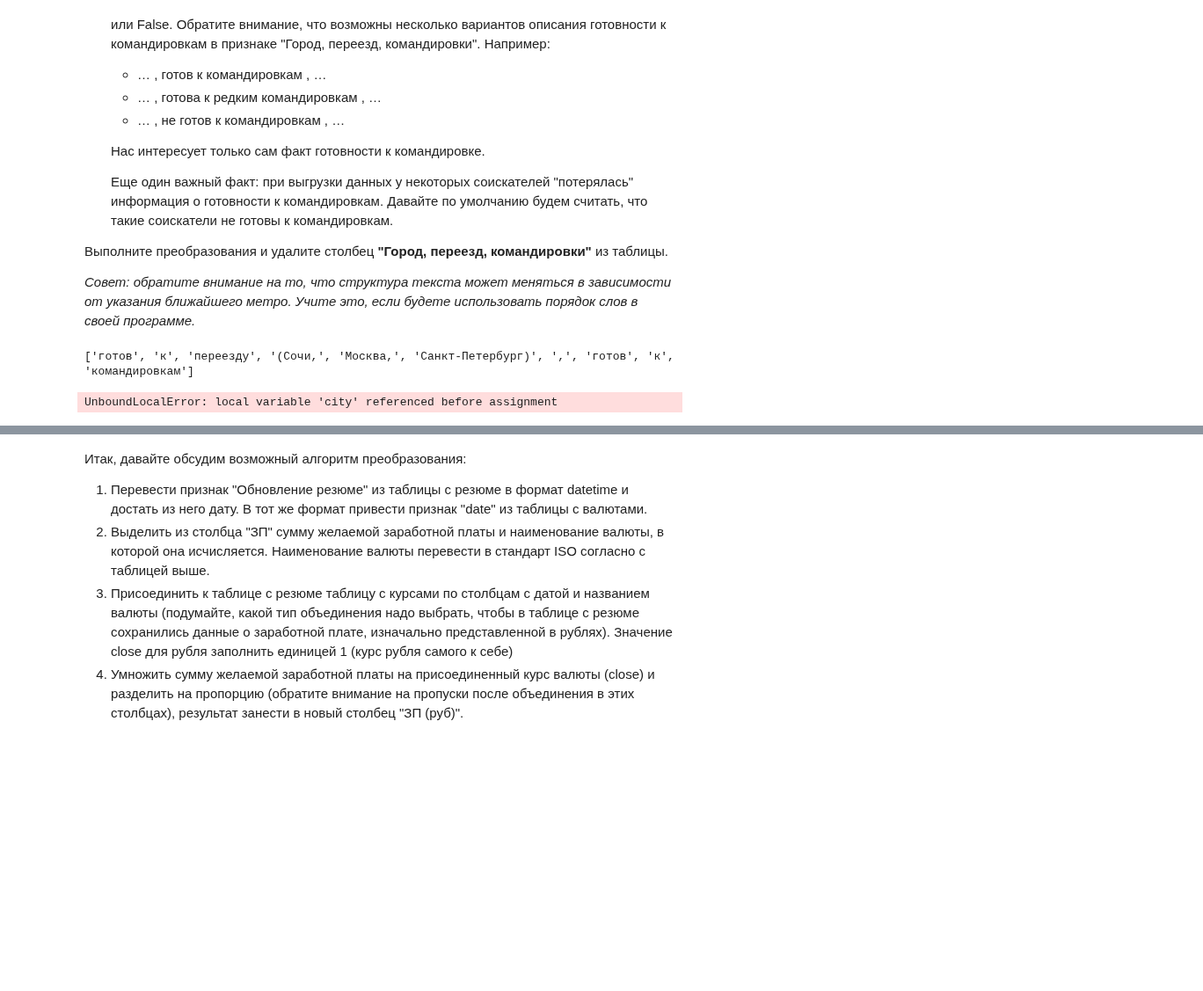
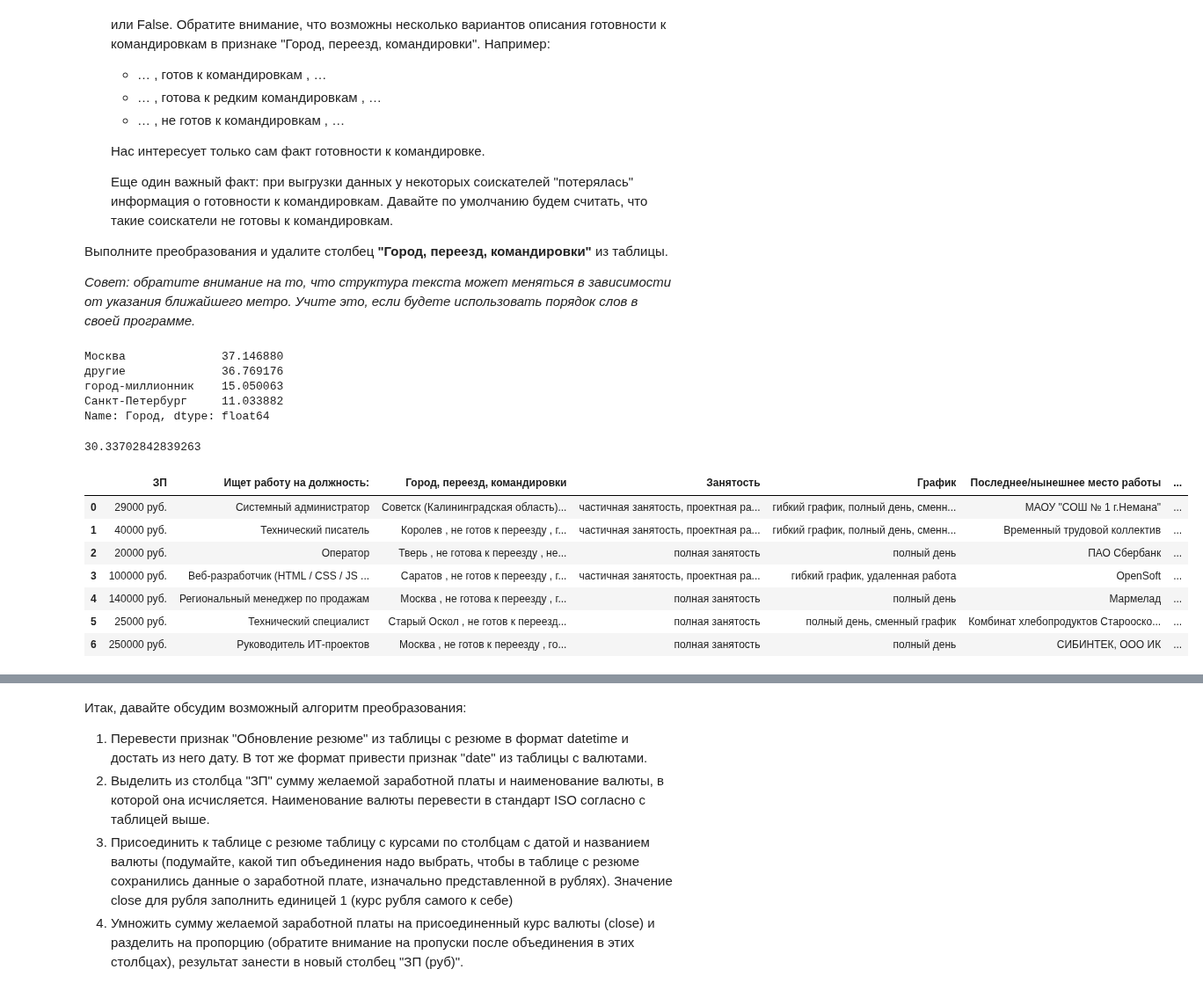
Before and after one commit to FreeRadical1320/sf_data_science, a Jupyter notebook: project_1/Project_1 Analysis of vacancies on hh.ru.ipynb, the cells around one changed output, grey strips where cells are left out. Shown at 88% size. Drawn from its saved outputs; the diff is of its cells as text; code cells hidden in the pictures; blank space fills up the shorter version.

```diff
--- a/project_1/Project_1 Analysis of vacancies on hh.ru.ipynb
+++ b/project_1/Project_1 Analysis of vacancies on hh.ru.ipynb
@@ -252,7 +256,8 @@ million_cities = ['Новосибирск', 'Екатеринбург', 'Ниж
 
 # Define get the city feature function
 def get_city(input):
-    city = input[0]
+
+    city = input.split()[0]
 
     if city in million_cities:
         city = 'город-миллионник'
@@ -267,25 +272,59 @@ def get_relocate(input):
     input = input.split()[2::]
     lst_ready = ['готов', 'готова', 'хочу'] # Relocate rule
 
-    print(input)
+    for i in range(len(input)):
+        if input[i] in lst_ready:
+            return True
+        elif input[i] == 'не':
+            return False
 
-    if city in million_cities:
-        city = 'город-миллионник'
-    elif city not in ['Москва', 'Санкт-Петербург']:
-        city = 'другие'
 
-    return city
+# Define get trip ready feature function
+def get_trip_ready(input):
+    start = input.find('переезду')      # Find the beginning of useful
+    input = input[start::].split()[2::] # data block
 
-get_relocate('Воронеж , готов к переезду (Сочи, Москва, Санкт-Петербург) , готов к командировкам')
+    lst_ready = ['готов', 'готова'] # Rule for bbusiness trip ready
+
+    for i in range(len(input)):
+        if input[i] in lst_ready:
+            return True
+        elif input[i] == 'не':
+            return False
+
+
 # Make new features
-#hh_df['Город'] = hh_df['Город, переезд, командировки'].apply(get_city)
+hh_df['Город'] = hh_df['Город, переезд, командировки'].apply(get_city)
+hh_df['Готовность к переезду'] = hh_df['Город, переезд, командировки'].apply(get_relocate)
+hh_df['Готовность к командировкам'] = hh_df['Город, переезд, командировки'].apply(get_trip_ready)
+
+
+display(hh_df['Город'].value_counts(normalize=True)*100) # Cities share
+
+mask = (hh_df['Готовность к переезду'] == True) & (hh_df['Готовность к командировкам'] == True)
+display((hh_df[mask].shape[0]/hh_df.shape[0])*100)
 
 #display(hh_df['Опыт работы (месяц)'].median()) # Median work experience
 
 #hh_df.drop(['Опыт работы'], axis= 1, inplace=True)
 # %% [output]
-['готов', 'к', 'переезду', '(Сочи,', 'Москва,', 'Санкт-Петербург)', ',', 'готов', 'к', 'командировкам']
+Москва              37.146880
+другие              36.769176
+город-миллионник    15.050063
+Санкт-Петербург     11.033882
+Name: Город, dtype: float64
-UnboundLocalError: local variable 'city' referenced before assignment
+30.33702842839263
+# %%
+hh_df.head(7)
+# %% [output]
+|  | ЗП | Ищет работу на должность: | Город, переезд, командировки | Занятость | График | Последнее/нынешнее место работы | ... |
+| 0 | 29000 руб. | Системный администратор | Советск (Калининградская область)... | частичная занятость, проектная ра... | гибкий график, полный день, сменн... | МАОУ "СОШ № 1 г.Немана" | ... |
+| 1 | 40000 руб. | Технический писатель | Королев , не готов к переезду , г... | частичная занятость, проектная ра... | гибкий график, полный день, сменн... | Временный трудовой коллектив | ... |
+| 2 | 20000 руб. | Оператор | Тверь , не готова к переезду , не... | полная занятость | полный день | ПАО Сбербанк | ... |
+| 3 | 100000 руб. | Веб-разработчик (HTML / CSS / JS ... | Саратов , не готов к переезду , г... | частичная занятость, проектная ра... | гибкий график, удаленная работа | OpenSoft | ... |
+| 4 | 140000 руб. | Региональный менеджер по продажам | Москва , не готова к переезду , г... | полная занятость | полный день | Мармелад | ... |
+| 5 | 25000 руб. | Технический специалист | Старый Оскол , не готов к переезд... | полная занятость | полный день, сменный график | Комбинат хлебопродуктов Старооско... | ... |
+| 6 | 250000 руб. | Руководитель ИТ-проектов | Москва , не готов к переезду , го... | полная занятость | полный день | СИБИНТЕК, ООО ИК | ... |
 # %% [markdown]
 5. Рассмотрим поближе признаки **"Занятость"** и **"График"**. Сейчас признаки представляют собой набор категорий желаемой занятости (полная занятость, частичная занятость, проектная работа, волонтерство, стажировка) и желаемого графика работы (полный день, сменный график, гибкий график, удаленная работа, вахтовый метод).
 На сайте hh.ru соискатель может указывать различные комбинации данных категорий, например:
```
Also changed, not shown: parts of 3 cells of this notebook.
